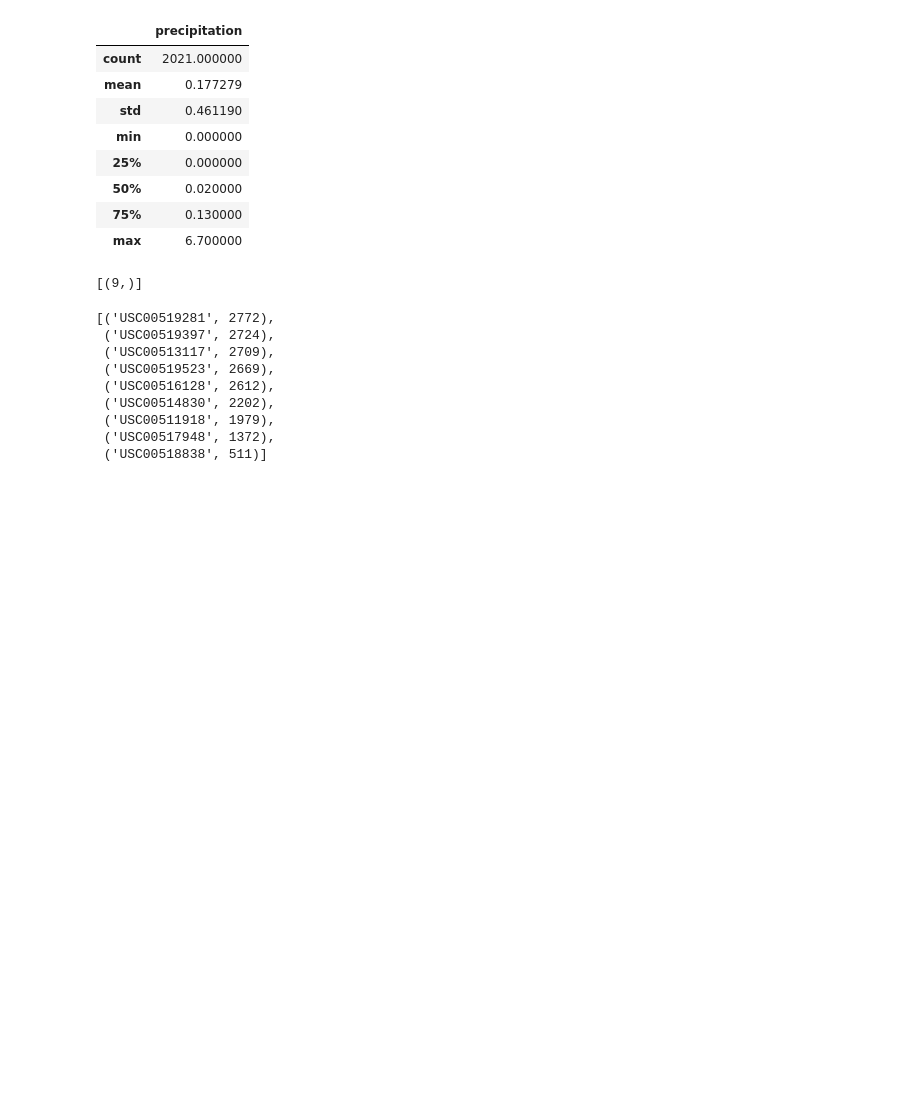
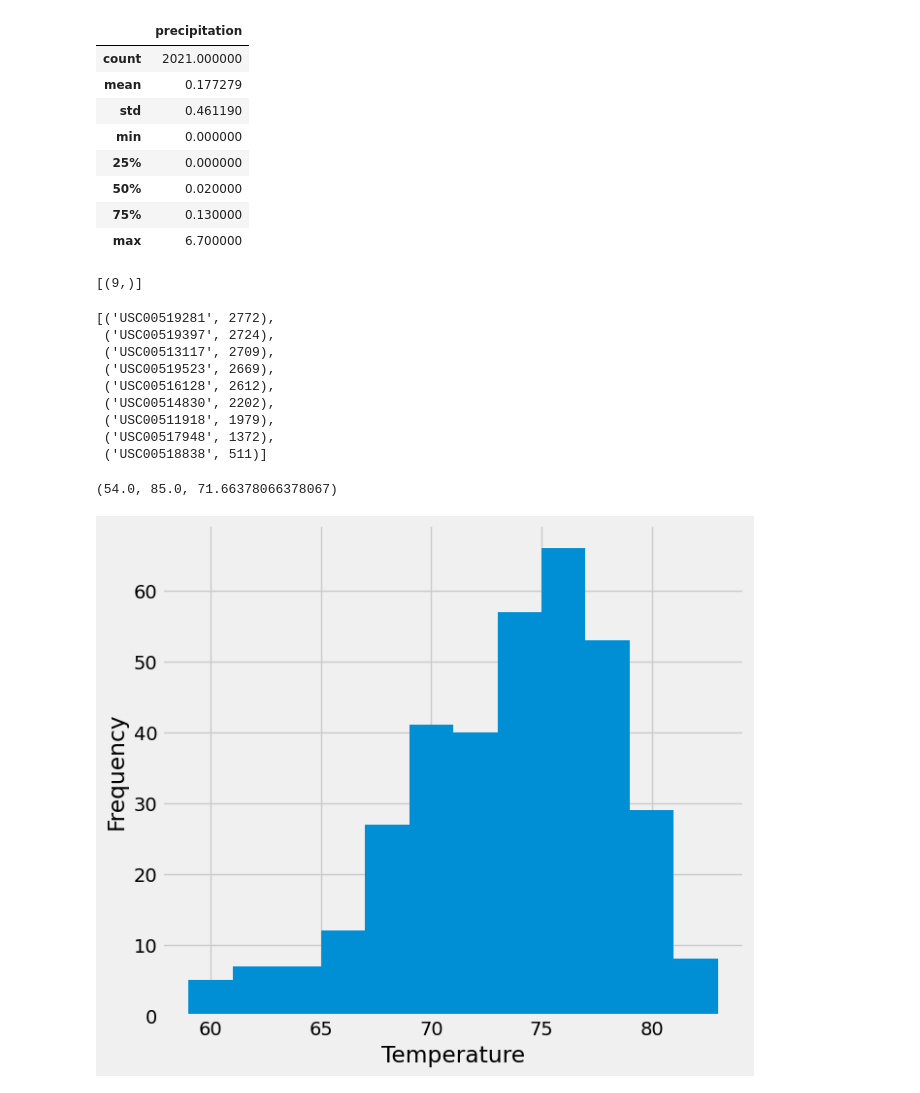
Before and after one commit to FSulkowski/SqlAlchemy-Challenge, a Jupyter notebook: SurfsUp/climate.ipynb, the cells around one changed output. Saved outputs shown, nothing was run; the diff lists cells and outputs as text; code cells hidden in the pictures; blank space fills up the shorter version.

```diff
--- a/SurfsUp/climate.ipynb
+++ b/SurfsUp/climate.ipynb
@@ -121,3 +121,18 @@ total_stations_row_count
  ('USC00518838', 511)]
 # %%
 # Using the most active station id from the previous query, calculate the lowest, highest, and average temperature.
+most_active_station = 'USC00519281'
+
+temps_for_most_active_station = session.query(Measurement.tobs).filter(Measurement.station == most_active_station).all()
+
+temps_for_most_active_station = [temp[0] for temp in temps_for_most_active_station]
+
+# lowest, highest, and avg temps
+min_temp = min(temps_for_most_active_station)
+max_temp = max(temps_for_most_active_station)
+avg_temp = sum(temps_for_most_active_station) / len(temps_for_most_active_station)
+
+
+min_temp, max_temp, avg_temp
+# %% [output]
+(54.0, 85.0, 71.66378066378067)
@@ -127,2 +139,34 @@ total_stations_row_count
+# %%
+# Using the most active station id
+# Query the last 12 months of temperature observation data for this station and plot the results as a histogram
+
+most_active_station = 'USC00519281'
+most_recent_date_str = session.query(func.max(Measurement.date)).scalar()
+
+# Calculate the date
+date_format = "%Y-%m-%d"
+most_recent_date = datetime.strptime(most_recent_date_str, date_format)
+one_year_ago = most_recent_date - timedelta(days=366)
+
+# Query the last 12 months of temperature data
+temps_last_year = (
+    session.query(Measurement.tobs)
+    .filter(Measurement.station == most_active_station)
+    .filter(Measurement.date >= one_year_ago)
+    .all()
+)
+
+# Getting temp values
+temps_last_year = [temp[0] for temp in temps_last_year]
+
+
+plt.figure(figsize=(7,6))
+plt.hist(temps_last_year, bins=12)
+plt.xlabel('Temperature')
+plt.ylabel('Frequency')
+plt.tight_layout()
+plt.show()
+# %% [output]
+[figure, added]
 # %%
 # Close Session
```
Also changed, not shown: parts of 3 cells of this notebook.
